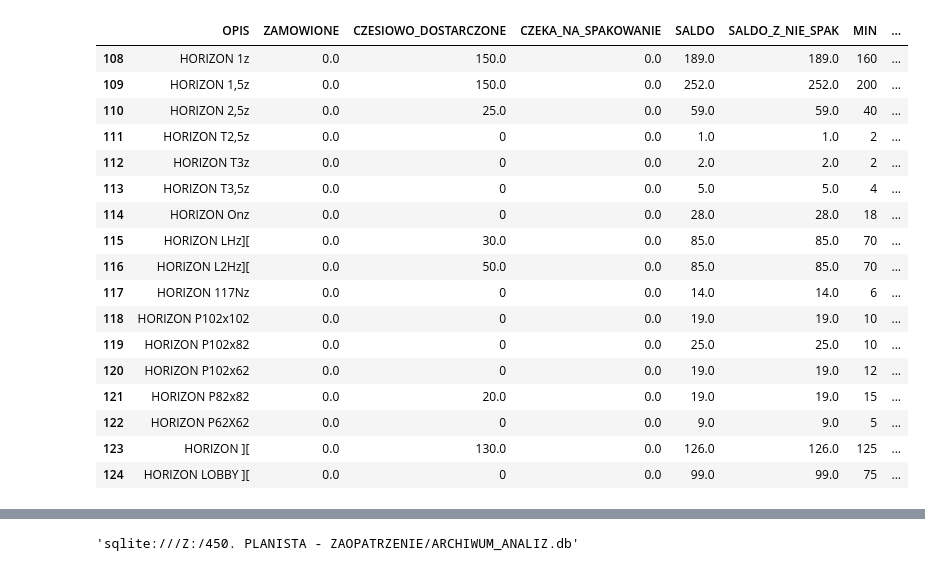
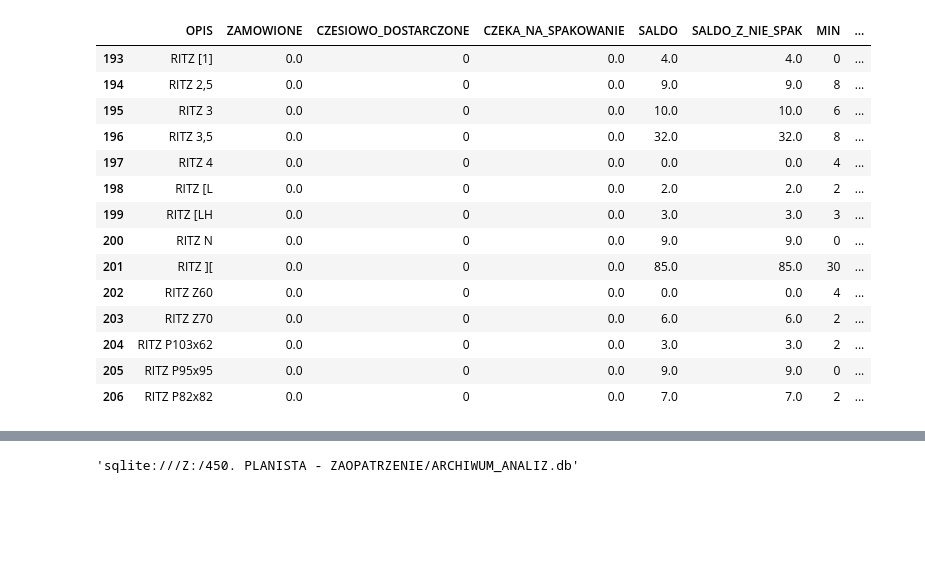
Before and after one commit to Mogarthron/Magazynier, a Jupyter notebook: ANALIZA_PIANEK.ipynb, the cells around one changed output, grey strips where cells are left out. Saved outputs shown, nothing was run; the diff lists cells and outputs as text; code cells hidden in the pictures; blank space fills up the shorter version.

```diff
--- a/ANALIZA_PIANEK.ipynb
+++ b/ANALIZA_PIANEK.ipynb
@@ -79,24 +96,21 @@ RAZEM          452.00
 # %%
-arp["HORIZON"].ar
+arp["RITZ"].ar
 # %% [output]
 |  | OPIS | ZAMOWIONE | CZESIOWO_DOSTARCZONE | CZEKA_NA_SPAKOWANIE | SALDO | SALDO_Z_NIE_SPAK | MIN | ... |
-| 108 | HORIZON 1z | 0.0 | 150.0 | 0.0 | 189.0 | 189.0 | 160 | ... |
-| 109 | HORIZON 1,5z | 0.0 | 150.0 | 0.0 | 252.0 | 252.0 | 200 | ... |
-| 110 | HORIZON 2,5z | 0.0 | 25.0 | 0.0 | 59.0 | 59.0 | 40 | ... |
-| 111 | HORIZON T2,5z | 0.0 | 0 | 0.0 | 1.0 | 1.0 | 2 | ... |
-| 112 | HORIZON T3z | 0.0 | 0 | 0.0 | 2.0 | 2.0 | 2 | ... |
-| 113 | HORIZON T3,5z | 0.0 | 0 | 0.0 | 5.0 | 5.0 | 4 | ... |
-| 114 | HORIZON Onz | 0.0 | 0 | 0.0 | 28.0 | 28.0 | 18 | ... |
-| 115 | HORIZON LHz][ | 0.0 | 30.0 | 0.0 | 85.0 | 85.0 | 70 | ... |
-| 116 | HORIZON L2Hz][ | 0.0 | 50.0 | 0.0 | 85.0 | 85.0 | 70 | ... |
-| 117 | HORIZON 117Nz | 0.0 | 0 | 0.0 | 14.0 | 14.0 | 6 | ... |
-| 118 | HORIZON P102x102 | 0.0 | 0 | 0.0 | 19.0 | 19.0 | 10 | ... |
-| 119 | HORIZON P102x82 | 0.0 | 0 | 0.0 | 25.0 | 25.0 | 10 | ... |
-| 120 | HORIZON P102x62 | 0.0 | 0 | 0.0 | 19.0 | 19.0 | 12 | ... |
-| 121 | HORIZON P82x82 | 0.0 | 20.0 | 0.0 | 19.0 | 19.0 | 15 | ... |
-| 122 | HORIZON P62X62 | 0.0 | 0 | 0.0 | 9.0 | 9.0 | 5 | ... |
-| 123 | HORIZON ][ | 0.0 | 130.0 | 0.0 | 126.0 | 126.0 | 125 | ... |
-| 124 | HORIZON LOBBY ][ | 0.0 | 0 | 0.0 | 99.0 | 99.0 | 75 | ... |
+| 193 | RITZ [1] | 0.0 | 0 | 0.0 | 4.0 | 4.0 | 0 | ... |
+| 194 | RITZ 2,5 | 0.0 | 0 | 0.0 | 9.0 | 9.0 | 8 | ... |
+| 195 | RITZ 3 | 0.0 | 0 | 0.0 | 10.0 | 10.0 | 6 | ... |
+| 196 | RITZ 3,5 | 0.0 | 0 | 0.0 | 32.0 | 32.0 | 8 | ... |
+| 197 | RITZ 4 | 0.0 | 0 | 0.0 | 0.0 | 0.0 | 4 | ... |
+| 198 | RITZ [L | 0.0 | 0 | 0.0 | 2.0 | 2.0 | 2 | ... |
+| 199 | RITZ [LH | 0.0 | 0 | 0.0 | 3.0 | 3.0 | 3 | ... |
+| 200 | RITZ N | 0.0 | 0 | 0.0 | 9.0 | 9.0 | 0 | ... |
+| 201 | RITZ ][ | 0.0 | 0 | 0.0 | 85.0 | 85.0 | 30 | ... |
+| 202 | RITZ Z60 | 0.0 | 0 | 0.0 | 0.0 | 0.0 | 4 | ... |
+| 203 | RITZ Z70 | 0.0 | 0 | 0.0 | 6.0 | 6.0 | 2 | ... |
+| 204 | RITZ P103x62 | 0.0 | 0 | 0.0 | 3.0 | 3.0 | 2 | ... |
+| 205 | RITZ P95x95 | 0.0 | 0 | 0.0 | 9.0 | 9.0 | 0 | ... |
+| 206 | RITZ P82x82 | 0.0 | 0 | 0.0 | 7.0 | 7.0 | 2 | ... |
 # %%
 arp.Tabela_podsumowania_analizy
 # %% [output]
```
Also changed, not shown: parts of 7 cells of this notebook.
